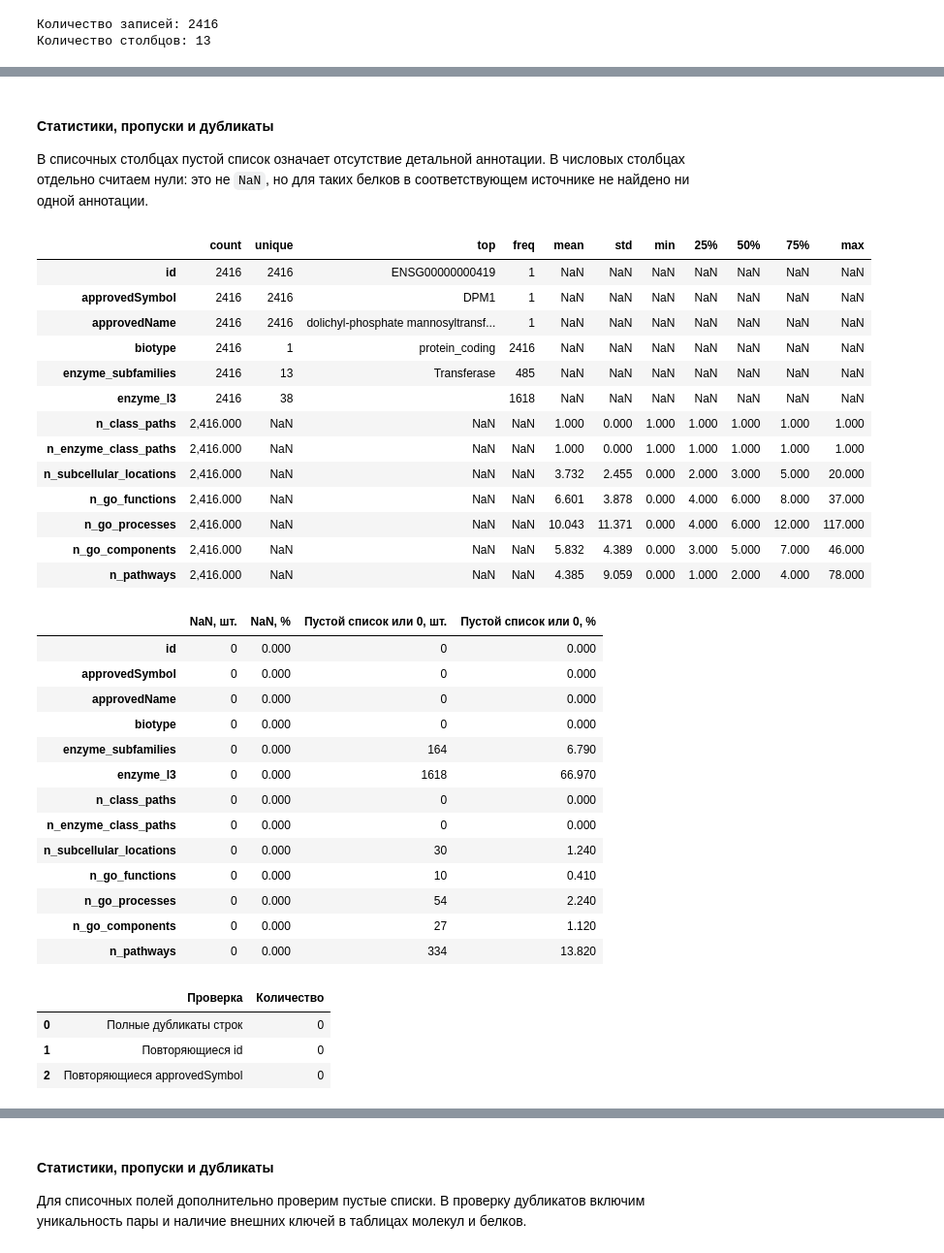
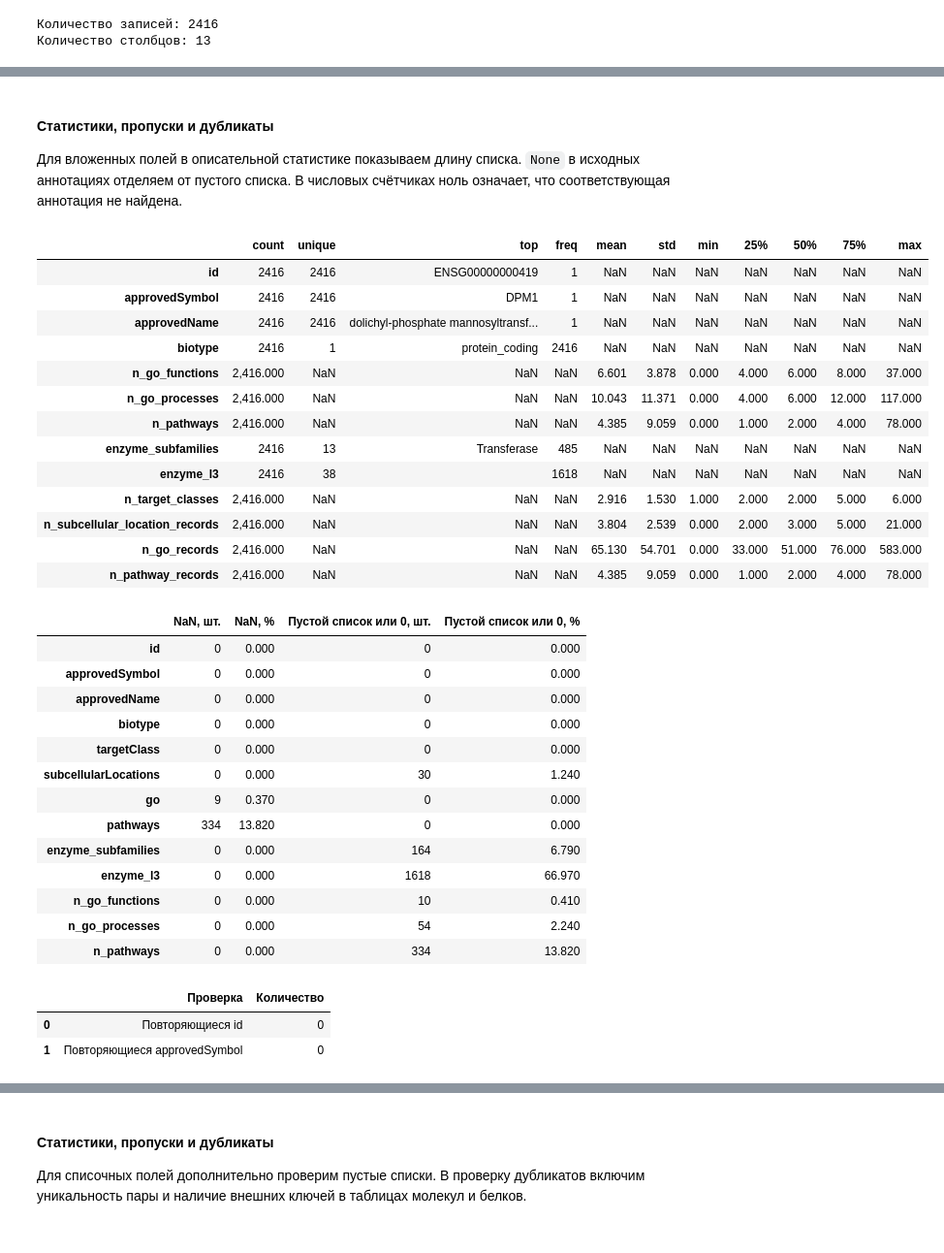
Before and after one commit to xresearch-ai/main, a Jupyter notebook: notebooks/02-eda.ipynb, the cells around one changed output, grey strips where cells are left out. Shown at 97% size. Cells and saved outputs as stored; diff of their text form; code cells hidden in the pictures.

```diff
--- a/notebooks/02-eda.ipynb
+++ b/notebooks/02-eda.ipynb
@@ -263,28 +212,41 @@ proteins.head()
 # %% [markdown]
 #### Статистики, пропуски и дубликаты
 
-В списочных столбцах пустой список означает отсутствие детальной аннотации. В числовых столбцах отдельно считаем нули: это не `NaN`, но для таких белков в соответствующем источнике не найдено ни одной аннотации.
+Для вложенных полей в описательной статистике показываем длину списка. `None` в исходных аннотациях отделяем от пустого списка. В числовых счётчиках ноль означает, что соответствующая аннотация не найдена.
 # %%
-proteins_for_describe = proteins.assign(
-    enzyme_subfamilies=proteins["enzyme_subfamilies"].str.join("; "),
-    enzyme_l3=proteins["enzyme_l3"].str.join("; "),
-)
+def sequence_length(value):
+    return 0 if value is None else len(value)
+
+
+proteins_for_describe = proteins[[
+    "id", "approvedSymbol", "approvedName", "biotype",
+    "n_go_functions", "n_go_processes", "n_pathways",
+]].copy()
+proteins_for_describe["enzyme_subfamilies"] = proteins["enzyme_subfamilies"].str.join("; ")
+proteins_for_describe["enzyme_l3"] = proteins["enzyme_l3"].str.join("; ")
+proteins_for_describe["n_target_classes"] = proteins["targetClass"].map(sequence_length)
+proteins_for_describe["n_subcellular_location_records"] = proteins[
+    "subcellularLocations"
+].map(sequence_length)
+proteins_for_describe["n_go_records"] = proteins["go"].map(sequence_length)
+proteins_for_describe["n_pathway_records"] = proteins["pathways"].map(sequence_length)
+
 display(proteins_for_describe.describe(include="all").T)
 # %% [output]
 |  | count | unique | top | freq | mean | std | min | 25% | 50% | 75% | max |
 | id | 2416 | 2416 | ENSG00000000419 | 1 | NaN | NaN | NaN | NaN | NaN | NaN | NaN |
 | approvedSymbol | 2416 | 2416 | DPM1 | 1 | NaN | NaN | NaN | NaN | NaN | NaN | NaN |
 | approvedName | 2416 | 2416 | dolichyl-phosphate mannosyltransf... | 1 | NaN | NaN | NaN | NaN | NaN | NaN | NaN |
 | biotype | 2416 | 1 | protein_coding | 2416 | NaN | NaN | NaN | NaN | NaN | NaN | NaN |
+| n_go_functions | 2,416.000 | NaN | NaN | NaN | 6.601 | 3.878 | 0.000 | 4.000 | 6.000 | 8.000 | 37.000 |
+| n_go_processes | 2,416.000 | NaN | NaN | NaN | 10.043 | 11.371 | 0.000 | 4.000 | 6.000 | 12.000 | 117.000 |
+| n_pathways | 2,416.000 | NaN | NaN | NaN | 4.385 | 9.059 | 0.000 | 1.000 | 2.000 | 4.000 | 78.000 |
 | enzyme_subfamilies | 2416 | 13 | Transferase | 485 | NaN | NaN | NaN | NaN | NaN | NaN | NaN |
 | enzyme_l3 | 2416 | 38 |  | 1618 | NaN | NaN | NaN | NaN | NaN | NaN | NaN |
-| n_class_paths | 2,416.000 | NaN | NaN | NaN | 1.000 | 0.000 | 1.000 | 1.000 | 1.000 | 1.000 | 1.000 |
-| n_enzyme_class_paths | 2,416.000 | NaN | NaN | NaN | 1.000 | 0.000 | 1.000 | 1.000 | 1.000 | 1.000 | 1.000 |
-| n_subcellular_locations | 2,416.000 | NaN | NaN | NaN | 3.732 | 2.455 | 0.000 | 2.000 | 3.000 | 5.000 | 20.000 |
-| n_go_functions | 2,416.000 | NaN | NaN | NaN | 6.601 | 3.878 | 0.000 | 4.000 | 6.000 | 8.000 | 37.000 |
-| n_go_processes | 2,416.000 | NaN | NaN | NaN | 10.043 | 11.371 | 0.000 | 4.000 | 6.000 | 12.000 | 117.000 |
-| n_go_components | 2,416.000 | NaN | NaN | NaN | 5.832 | 4.389 | 0.000 | 3.000 | 5.000 | 7.000 | 46.000 |
-| n_pathways | 2,416.000 | NaN | NaN | NaN | 4.385 | 9.059 | 0.000 | 1.000 | 2.000 | 4.000 | 78.000 |
+| n_target_classes | 2,416.000 | NaN | NaN | NaN | 2.916 | 1.530 | 1.000 | 2.000 | 2.000 | 5.000 | 6.000 |
+| n_subcellular_location_records | 2,416.000 | NaN | NaN | NaN | 3.804 | 2.539 | 0.000 | 2.000 | 3.000 | 5.000 | 21.000 |
+| n_go_records | 2,416.000 | NaN | NaN | NaN | 65.130 | 54.701 | 0.000 | 33.000 | 51.000 | 76.000 | 583.000 |
+| n_pathway_records | 2,416.000 | NaN | NaN | NaN | 4.385 | 9.059 | 0.000 | 1.000 | 2.000 | 4.000 | 78.000 |
 # %%
 protein_missing = pd.DataFrame({
     "NaN, шт.": proteins.isna().sum(),
@@ -293,18 +255,22 @@ protein_missing = pd.DataFrame({
     "Пустой список или 0, %": 0.0,
 })
 
-for feature in ["enzyme_subfamilies", "enzyme_l3"]:
-    empty = proteins[feature].str.len().eq(0)
+protein_list_features = [
+    "targetClass",
+    "subcellularLocations",
+    "go",
+    "pathways",
+    "enzyme_subfamilies",
+    "enzyme_l3",
+]
+for feature in protein_list_features:
+    empty = proteins[feature].map(
+        lambda value: value is not None and sequence_length(value) == 0
+    )
     protein_missing.loc[feature, "Пустой список или 0, шт."] = int(empty.sum())
     protein_missing.loc[feature, "Пустой список или 0, %"] = 100 * empty.mean()
 
-annotation_count_features = [
-    "n_subcellular_locations",
-    "n_go_functions",
-    "n_go_processes",
-    "n_go_components",
-    "n_pathways",
-]
+annotation_count_features = ["n_go_functions", "n_go_processes", "n_pathways"]
 for feature in annotation_count_features:
     zero = proteins[feature].eq(0)
     protein_missing.loc[feature, "Пустой список или 0, шт."] = int(zero.sum())
@@ -317,25 +283,17 @@ display(protein_missing.round(2))
 | approvedSymbol | 0 | 0.000 | 0 | 0.000 |
 | approvedName | 0 | 0.000 | 0 | 0.000 |
 | biotype | 0 | 0.000 | 0 | 0.000 |
+| targetClass | 0 | 0.000 | 0 | 0.000 |
+| subcellularLocations | 0 | 0.000 | 30 | 1.240 |
+| go | 9 | 0.370 | 0 | 0.000 |
+| pathways | 334 | 13.820 | 0 | 0.000 |
 | enzyme_subfamilies | 0 | 0.000 | 164 | 6.790 |
 | enzyme_l3 | 0 | 0.000 | 1618 | 66.970 |
-| n_class_paths | 0 | 0.000 | 0 | 0.000 |
-| n_enzyme_class_paths | 0 | 0.000 | 0 | 0.000 |
-| n_subcellular_locations | 0 | 0.000 | 30 | 1.240 |
 | n_go_functions | 0 | 0.000 | 10 | 0.410 |
 | n_go_processes | 0 | 0.000 | 54 | 2.240 |
-| n_go_components | 0 | 0.000 | 27 | 1.120 |
 | n_pathways | 0 | 0.000 | 334 | 13.820 |
 # %%
-proteins_hashable = proteins.assign(
-    enzyme_subfamilies=proteins["enzyme_subfamilies"].map(tuple),
-    enzyme_l3=proteins["enzyme_l3"].map(tuple),
-)
 protein_duplicate_summary = pd.DataFrame([
-    {
-        "Проверка": "Полные дубликаты строк",
-        "Количество": proteins_hashable.duplicated().sum(),
-    },
     {"Проверка": "Повторяющиеся id", "Количество": proteins["id"].duplicated().sum()},
     {
         "Проверка": "Повторяющиеся approvedSymbol",
@@ -345,7 +303,6 @@ protein_duplicate_summary = pd.DataFrame([
 display(protein_duplicate_summary)
 # %% [output]
 |  | Проверка | Количество |
-| 0 | Полные дубликаты строк | 0 |
-| 1 | Повторяющиеся id | 0 |
-| 2 | Повторяющиеся approvedSymbol | 0 |
+| 0 | Повторяющиеся id | 0 |
+| 1 | Повторяющиеся approvedSymbol | 0 |
 # %% [markdown]
```
Also changed, not shown: parts of 39 cells of this notebook, 2 other files.
